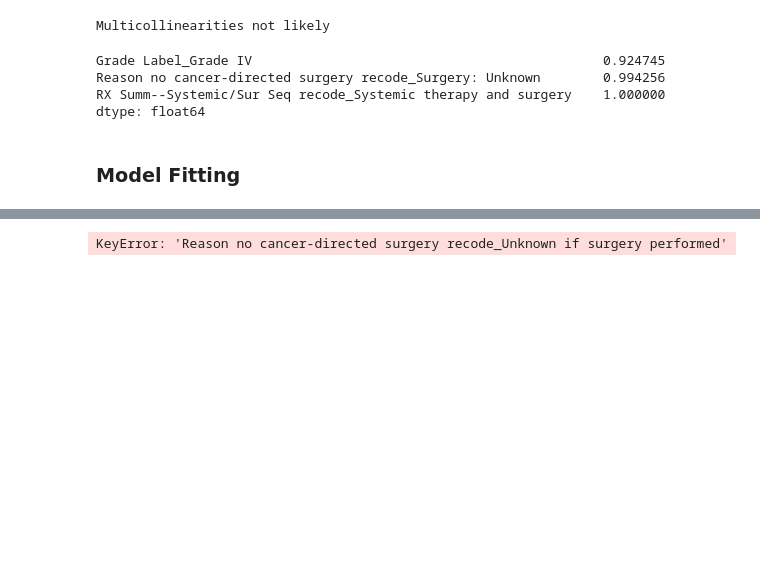
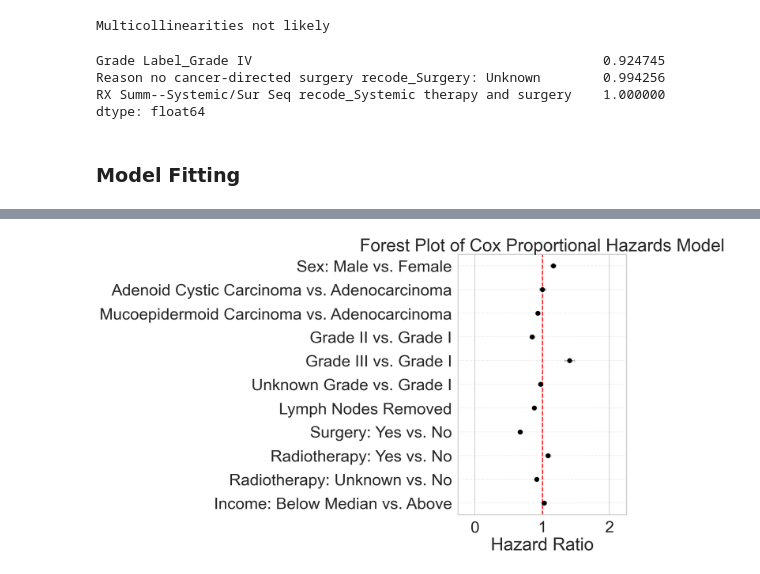
Before and after one commit to obaidkhurram/salivary-tumors, a Jupyter notebook: salivary_tumor_2024.ipynb, the cells around one changed output, grey strips where cells are left out. Cells and saved outputs as stored; diff of their text form; code cells hidden in the pictures; blank space fills up the shorter version.

Commit message:
• Included Grade Labels • Included xlsxwriter based Excel File generation of useful demographic/histology tables. • Recoding data Cox PH

```diff
--- a/salivary_tumor_2024.ipynb
+++ b/salivary_tumor_2024.ipynb
@@ -828,39 +828,36 @@ p_values = cox_model.summary['p']
 variables = coef.index
 
 display(cox_summary)
+cox_summary
 # Labels
 new_labels = {
-    'Age recode with single ages and 90+': 'Age',
-    'Sex_Male': 'Sex: Male',
-    'Histology_Adenoid Cystic Carcinoma': 'Histology: Adenoid Cystic Carcinoma',
-    'Histology_Mucoepidermoid Carcinoma': 'Histology: Mucoepidermoid Carcinoma',
-    'Histology_Other Rare Types': 'Histology: Other',
-    'Histology_Mixed Subtypes': 'Histology: Mixed',
-    'RX Summ--Scope Reg LN Sur recode_Lymph nodes removed': 'Lymph Nodes Removed',
-    'RX Summ-Surg/Rad Seq recode_Surgery and radiation': 'Surgery + Radiation',
-    'Reason no cancer-directed surgery recode_Surgery performed': 'Surgery Performed',
-    'Reason no cancer-directed surgery recode_Unknown if surgery performed': 'No/Unknown if Surgery Performed',
-    'Radiation recode recode_Beam or other radiation': 'Radiation',
-    'RX Summ--Systemic/Sur Seq recode_Systemic therapy and surgery': 'Systemic Therapy + Surgery',
-    'Income_above_below_median_Below median': 'Income Below Median'
+    'Sex_Male': 'Sex: Male vs. Female',
+    'Histology_Adenoid Cystic Carcinoma': 'Adenoid Cystic Carcinoma vs. Adenocarcinoma',
+    'Histology_Mucoepidermoid Carcinoma': 'Mucoepidermoid Carcinoma vs. Adenocarcinoma',
+    'Grade Label_Grade II': 'Grade II vs. Grade I',
+    'Grade Label_Grade III': 'Grade III vs. Grade I',
+    'Grade Label_Unknown':'Unknown Grade vs. Grade I',
+    'RX Summ--Scope Reg LN Sur recode_Lymph Nodes Removed': 'Lymph Nodes Removed',
+    'Reason no cancer-directed surgery recode_Surgery: Yes': 'Surgery: Yes vs. No',
+    'Radiation recode recode_Radiotherapy: Yes': 'Radiotherapy: Yes vs. No',
+    'Radiation recode recode_Radiotherapy: Unknown': 'Radiotherapy: Unknown vs. No',
+    'Income_above_below_median_Below median': 'Income: Below Median vs. Above'
 }
 
 # Define the order and reverse it
 order = [
-    # 'Age recode with single ages and 90+',
     'Sex_Male',
     'Histology_Adenoid Cystic Carcinoma',
     'Histology_Mucoepidermoid Carcinoma',
-    # 'Histology_Other Rare Types',
-    # 'Histology_Mixed Subtypes',
-    'RX Summ--Scope Reg LN Sur recode_Lymph nodes removed',
-    'RX Summ-Surg/Rad Seq recode_Surgery and radiation',
-    'Reason no cancer-directed surgery recode_Surgery performed',
-    'Reason no cancer-directed surgery recode_Unknown if surgery performed',
-    # 'Radiation recode recode_None/Unknown',
-    # 'RX Summ--Systemic/Sur Seq recode_Systemic therapy and surgery',
+    'Grade Label_Grade II',
+    'Grade Label_Grade III',
+    'Grade Label_Unknown',
+    'RX Summ--Scope Reg LN Sur recode_Lymph Nodes Removed',
+    'Reason no cancer-directed surgery recode_Surgery: Yes',
+    'Radiation recode recode_Radiotherapy: Yes',
+    'Radiation recode recode_Radiotherapy: Unknown',
     'Income_above_below_median_Below median'
-]
+    ]
 order = order[::-1]
 
 # Reorder coefficients and confidence intervals and convert to hazard ratios
@@ -896,31 +893,31 @@ ax.set_yticklabels([new_labels[label] for label in order])
 # Set X-axis
 plt.xlim(-.25,2.25)
 
 # Customize the plot
 plt.xlabel('Hazard Ratio')
 plt.title('Forest Plot of Cox Proportional Hazards Model')
 
 # Add gridlines for y-axis (horizontal lines)
 ax.grid(True, which='both', axis='y', linestyle='--', alpha=0.3)
 
 # Adjust layout and save the plot
 plt.tight_layout()
 plt.savefig('cox_forest_plot.png', dpi=300)  # Save the plot as a PNG file
 
 # Show the plot
 plt.show()
 # %% [output]
 |  | coef | exp(coef) | se(coef) | coef lower 95% | coef upper 95% | exp(coef) lower 95% | ... |
 | covariate |  |  |  |  |  |  | ... |
 | Sex_Male | 0.151036 | 1.163039 | 0.018153 | 0.115458 | 0.186615 | 1.122387 | ... |
 | Histology_Adenoid Cystic Carcinoma | 0.002789 | 1.002793 | 0.023395 | -0.043065 | 0.048642 | 0.957849 | ... |
 | Histology_Mucoepidermoid Carcinoma | -0.067357 | 0.934862 | 0.018743 | -0.104092 | -0.030621 | 0.901142 | ... |
 | Grade Label_Grade II | -0.162548 | 0.849975 | 0.023415 | -0.208441 | -0.116655 | 0.811849 | ... |
 | Grade Label_Grade III | 0.340114 | 1.405108 | 0.026970 | 0.287254 | 0.392973 | 1.332763 | ... |
 | Grade Label_Unknown | -0.022871 | 0.977388 | 0.018668 | -0.059461 | 0.013718 | 0.942272 | ... |
 | RX Summ--Scope Reg LN Sur recode_... | -0.127304 | 0.880466 | 0.018326 | -0.163222 | -0.091387 | 0.849403 | ... |
 | Reason no cancer-directed surgery... | -0.398979 | 0.671005 | 0.028213 | -0.454275 | -0.343683 | 0.634908 | ... |
 | Radiation recode recode_Radiother... | 0.080693 | 1.084038 | 0.018997 | 0.043459 | 0.117926 | 1.044417 | ... |
 | Radiation recode recode_Radiother... | -0.088968 | 0.914875 | 0.019018 | -0.126242 | -0.051693 | 0.881401 | ... |
 | Income_above_below_median_Below m... | 0.028701 | 1.029117 | 0.018174 | -0.006919 | 0.064321 | 0.993105 | ... |
-KeyError: 'Reason no cancer-directed surgery recode_Unknown if surgery performed'
+[figure, added]
```
